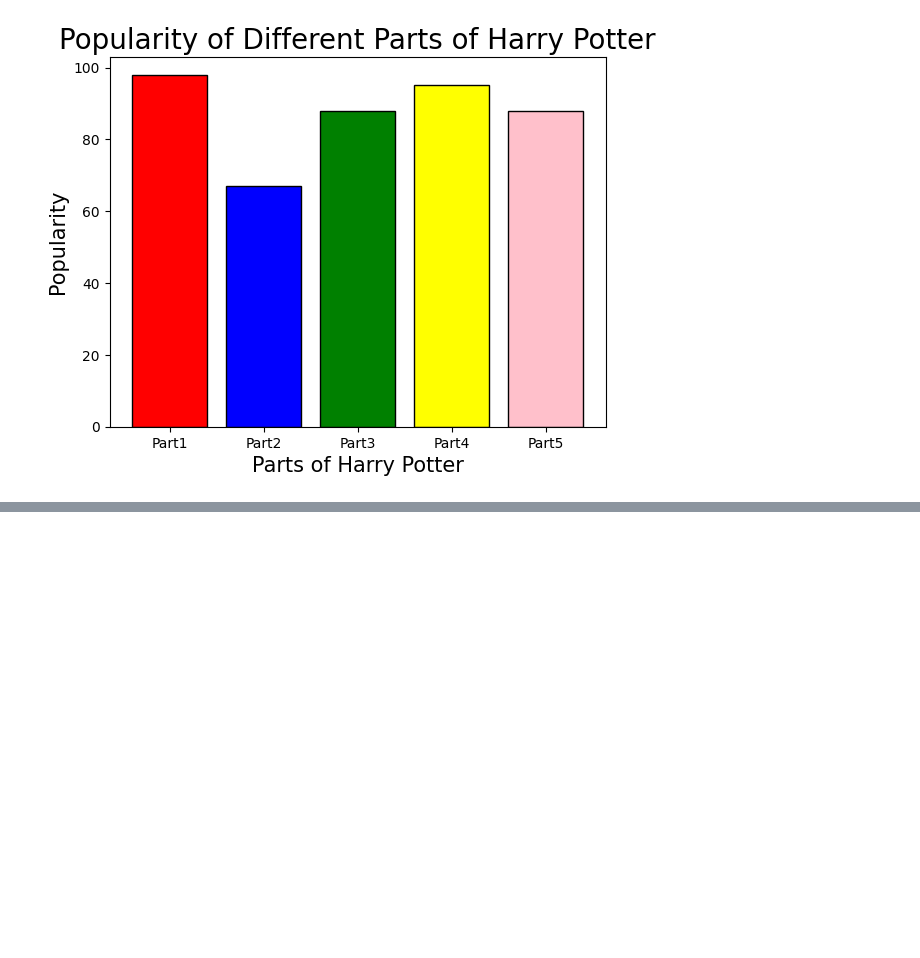
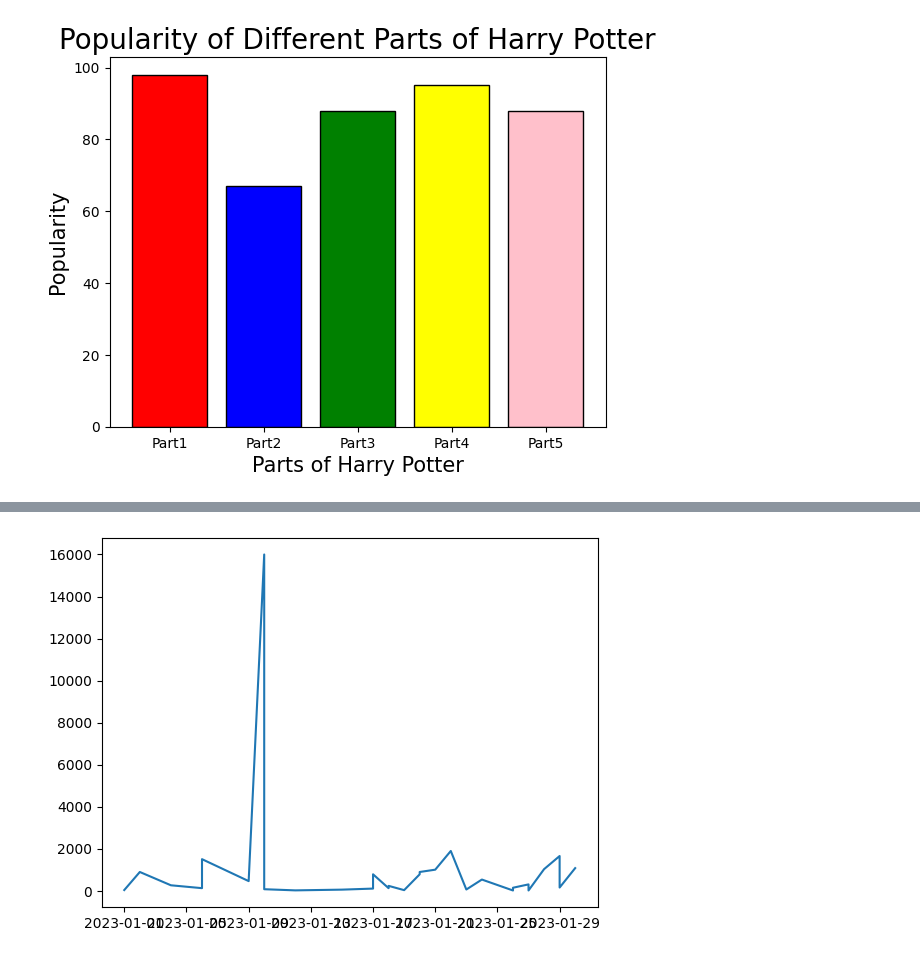
Before and after one commit to GulamAnsari12/Full-Python, a Jupyter notebook: Matplotlib.ipynb, the cells around one changed output, grey strips where cells are left out. Saved outputs shown, nothing was run; the diff lists cells and outputs as text; code cells hidden in the pictures; blank space fills up the shorter version.

```diff
--- a/Matplotlib.ipynb
+++ b/Matplotlib.ipynb
@@ -17,0 +62,6 @@ plt.show()
+# %%
+data = pd.read_excel("C:/Users/IRSHAD ANSARI/Downloads/expense3.xlsx")
+df = pd.DataFrame(data)
+grouped_by = df.groupby("Category")["Amount"].sum()
+print(grouped_by)
+print(df)
@@ -17,0 +86,5 @@ plt.show()
+# %%
+plt.plot(df["Date"],df["Amount"])
+plt.show()
+# %% [output]
+[figure, added]
```
Also changed, not shown: parts of 43 cells of this notebook, 4 other files.
